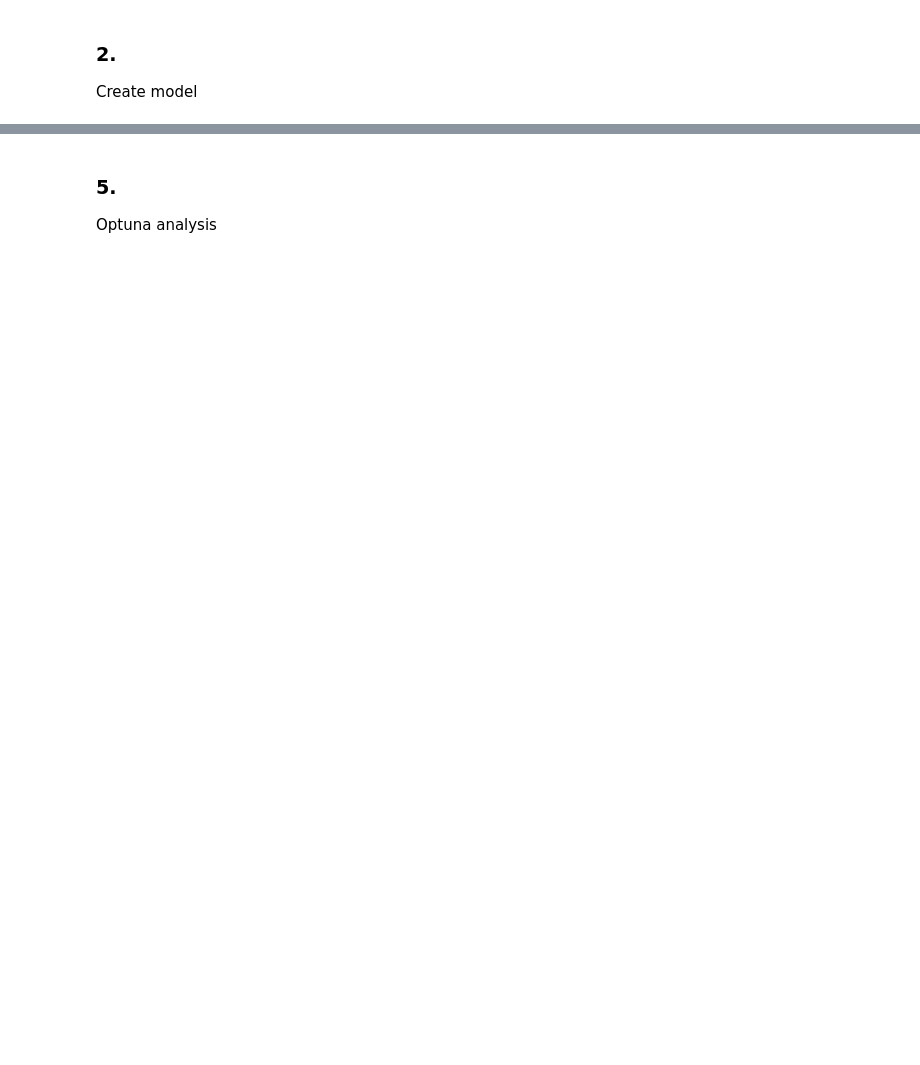
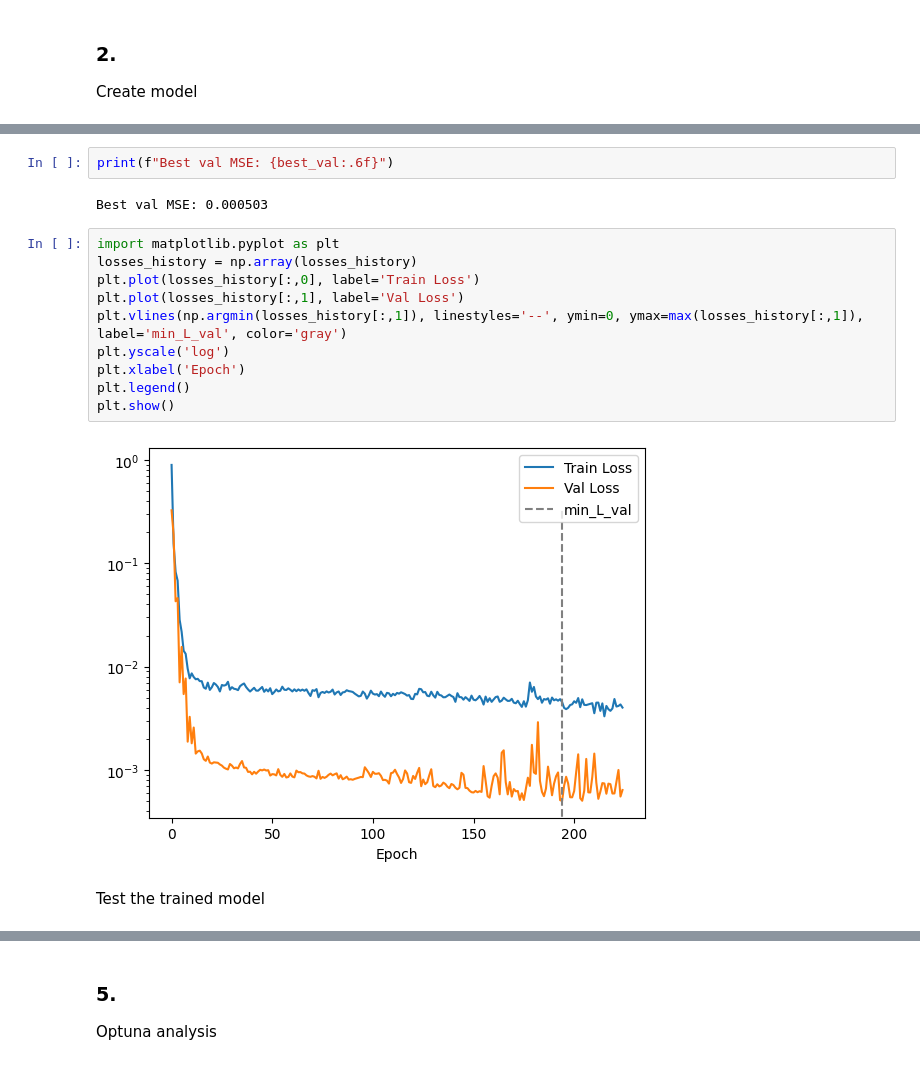
Before and after one commit to iagr98/MA-DNN, a Jupyter notebook: dnn_lam.ipynb, the cells around one changed output, grey strips where cells are left out. Drawn from its saved outputs; the diff is of its cells as text; blank space fills up the shorter version.

```diff
--- a/dnn_lam.ipynb
+++ b/dnn_lam.ipynb
@@ -375,0 +338,18 @@ NameError: name 'tgt_min' is not defined
+# %%
+print(f"Best val MSE: {best_val:.6f}")
+# %% [output]
+Best val MSE: 0.000503
+# %%
+import matplotlib.pyplot as plt
+losses_history = np.array(losses_history)
+plt.plot(losses_history[:,0], label='Train Loss')
+plt.plot(losses_history[:,1], label='Val Loss')
+plt.vlines(np.argmin(losses_history[:,1]), linestyles='--', ymin=0, ymax=max(losses_history[:,1]), label='min_L_val', color='gray')
+plt.yscale('log')
+plt.xlabel('Epoch')
+plt.legend()
+plt.show()
+# %% [output]
+[figure, added]
+# %% [markdown]
+Test the trained model
```
Also changed, not shown: parts of 18 cells of this notebook, 5 other files.
